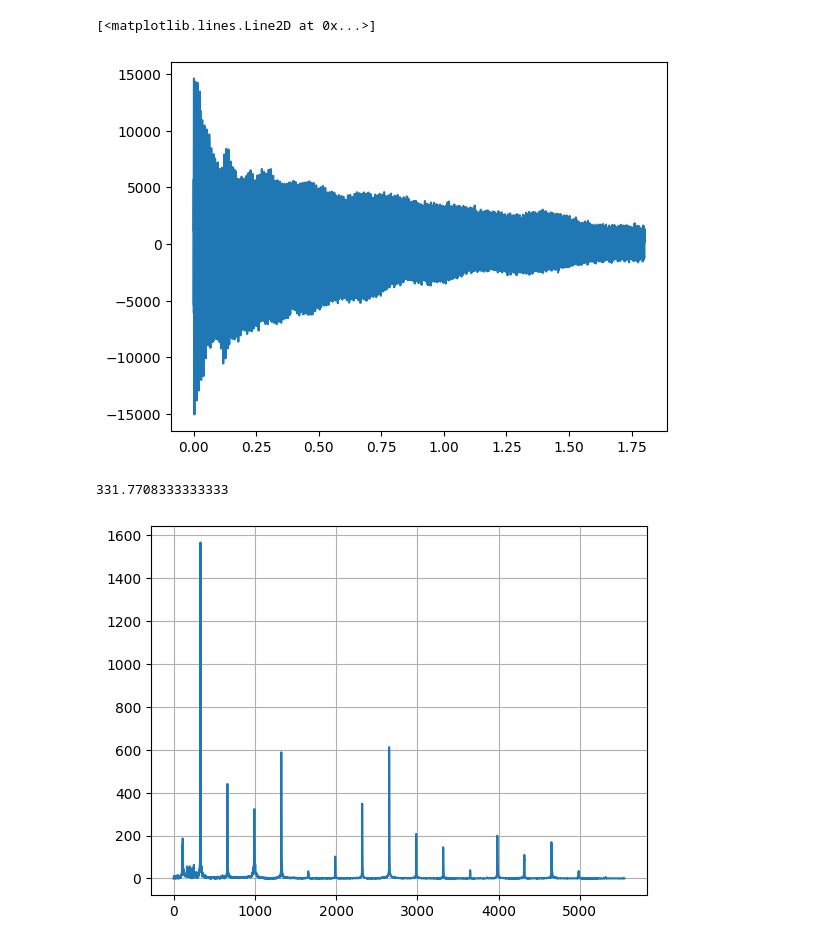
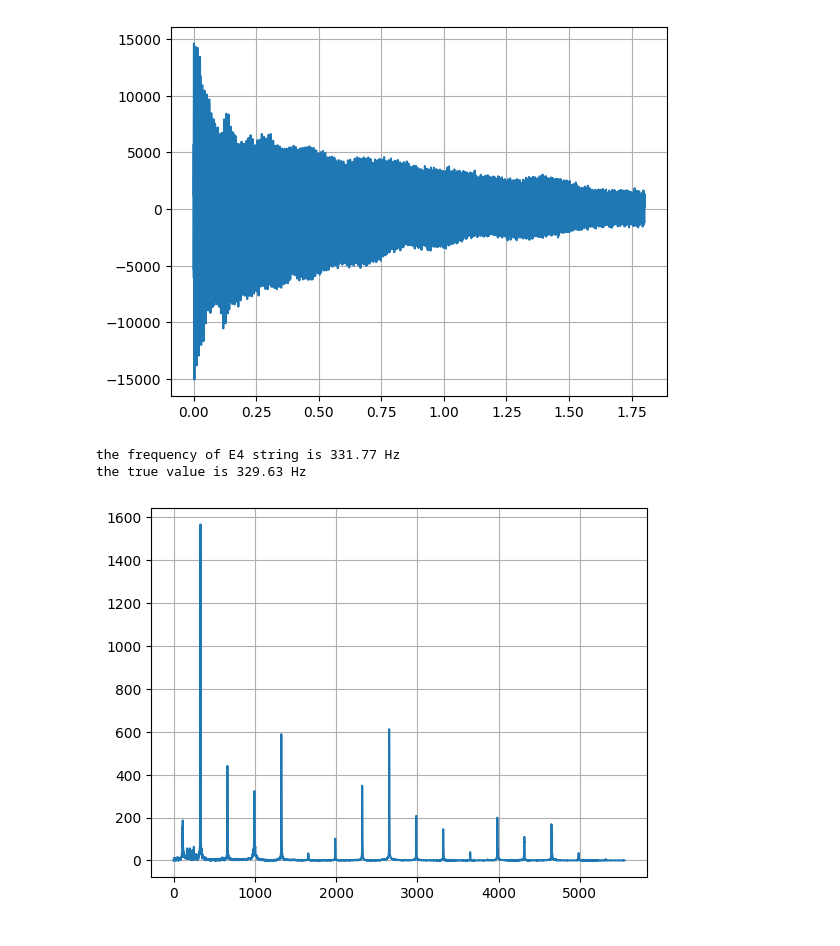
Before and after one commit to rayannott/some-physics-projects, a Jupyter notebook: guitar-string/guitar-string.ipynb, the cells around one changed output. Cells and saved outputs as stored; diff of their text form; code cells hidden in the pictures.

```diff
--- a/guitar-string/guitar-string.ipynb
+++ b/guitar-string/guitar-string.ipynb
@@ -6,17 +19,18 @@ N = len(data)
 times = np.linspace(0., N / samplerate, N)
 # %%
 plt.plot(times, data)
+plt.grid()
 # %% [output]
-[<matplotlib.lines.Line2D at 0x...>]
-[figure, old version]
+[figure, new version]
 # %%
 freqs_string, spectrum_string = get_spectrum(times, data)
 # %%
 main_freq_string = freqs_string[np.argmax(spectrum_string)]
-# %%
-main_freq_string
-# %% [output]
-331.7708333333333
+# %%
+print(f'the frequency of E4 string is {main_freq_string:.2f} Hz\nthe true value is 329.63 Hz')
+# %% [output]
+the frequency of E4 string is 331.77 Hz
+the true value is 329.63 Hz
 # %%
 plt.plot(freqs_string[:10000], spectrum_string[:10000])
 plt.grid()
```
Also changed, not shown: parts of 3 cells of this notebook.
